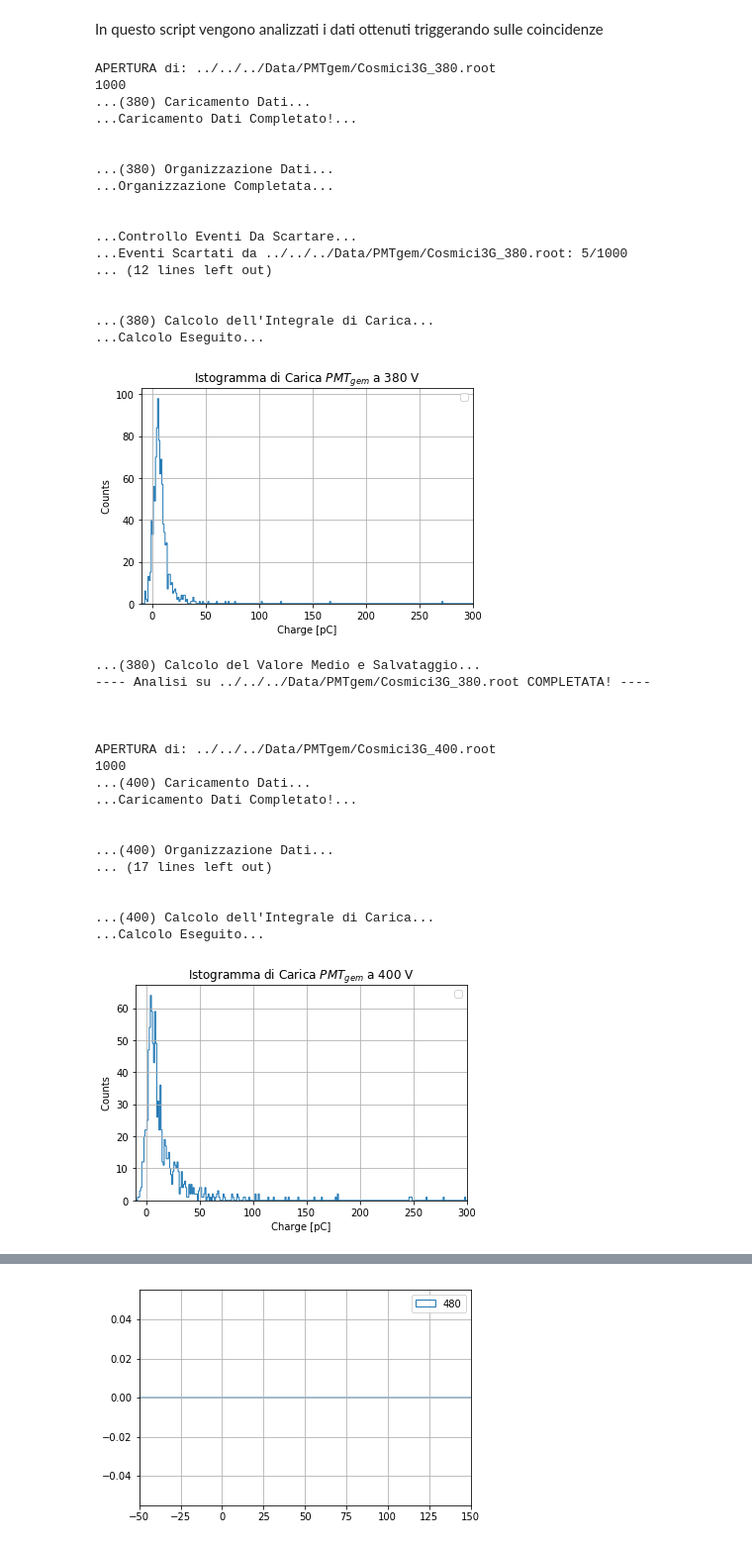
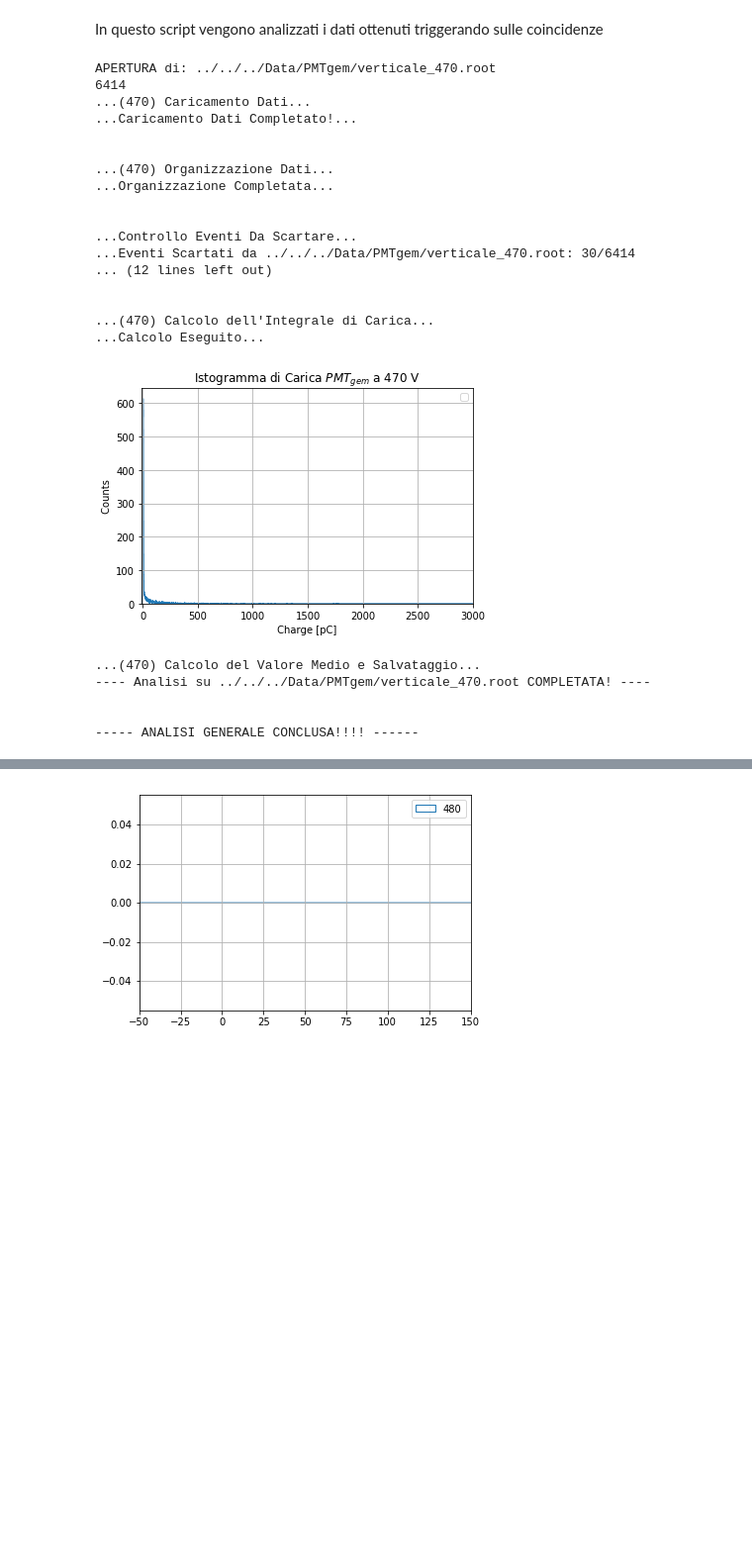
Before and after one commit to edoardoORANGE/ORANGEdata, a Jupyter notebook: Analisi/GEMdataAnalysis/HVscanCosmici.ipynb, the cells around one changed output, grey strips where cells are left out. Shown at 99% size. Saved outputs shown, nothing was run; the diff lists cells and outputs as text; code cells hidden in the pictures; blank space fills up the shorter version.

```diff
--- a/Analisi/GEMdataAnalysis/HVscanCosmici.ipynb
+++ b/Analisi/GEMdataAnalysis/HVscanCosmici.ipynb
@@ -14,7 +14,7 @@ import scipy.stats as st
 
 #number = 360
 
-voltage = [380 , 400 , 420]# 103, 102 , 104 ]
+voltage = [470]# 103, 102 , 104 ]
 
 
 #definisco degli array in cui salvare dinamicamente i valori da graficare
@@ -41,7 +41,7 @@ pied3 = []
 
 
 for number in voltage: #ciclo che permette di aprire tutti i file in sequenza
-    filename = '../../../Data/PMTgem/Cosmici3G_%s.root'%(str(number)) #_%s_1000eventi.root'%(str(number))
+    filename = '../../../Data/PMTgem/verticale_%s.root'%(str(number)) #_%s_1000eventi.root'%(str(number))
     #filename = 'scanED2000.root'
     print("\nAPERTURA di: " + filename)
 
@@ -147,7 +147,7 @@ for number in voltage: #ciclo che permette di aprire tutti i file in sequenza
 
     #Eseguo l'Integrale
 
-    file = open("histoCarica3G"+str(number)+".dat", "w")
+    file = open("histoCaricaVerticale"+str(number)+".dat", "w")
     for i in range(len(waveCh4A)):
         integral[i] = sum(-waveCh4A[i])
         integralB[i] = sum(-waveCh2A[i][400:800])
@@ -157,7 +157,7 @@ for number in voltage: #ciclo che permette di aprire tutti i file in sequenza
         file.write(str(integral[i])+"\t" + str(integralB[i]) + "\t" +str(integralV[i]) + "\n")
     file.close()
 
-    file = open("histoCarica3GS"+str(number)+".dat", "w")
+    file = open("histoCaricaVerticaleS"+str(number)+".dat", "w")
     for i in range(len(signal)):
         integralS[i] = sum(-signal[i])
         file.write(str(integralS[i]) + "\n")
@@ -215,62 +215,49 @@ for number in voltage: #ciclo che permette di aprire tutti i file in sequenza
     plt.grid()
     plt.legend()
     histo1.show_titles()
-    plt.xlim((-10 , 300))
+    plt.xlim((-10 , 3000))
     #plt.savefig('histo'+ str(number) + '.png')
     plt.show()
 
     #----------------------------
 
     print('...(%d) Calcolo del Valore Medio e Salvataggio...'%(number))
 
     #print(np.mean(integral) , func.GetParameter(1))
 
     #means.append(np.mean(integral))#func.GetParameter(1))#
     #errors.append(func.GetParameter(2)/np.sqrt(len(integral)))#func.GetParError(1))#
     #hv.append(number)
 
 
 
 
 
 #fine analisi
     print('---- Analisi su ' + filename + ' COMPLETATA! ----\n\n')
 
 print('----- ANALISI GENERALE CONCLUSA!!!! ------')
 # %% [output]
-APERTURA di: ../../../Data/PMTgem/Cosmici3G_380.root
-1000
-...(380) Caricamento Dati...
+APERTURA di: ../../../Data/PMTgem/verticale_470.root
+6414
+...(470) Caricamento Dati...
 ...Caricamento Dati Completato!...
 
 
-...(380) Organizzazione Dati...
+...(470) Organizzazione Dati...
 ...Organizzazione Completata...
 
 
 ...Controllo Eventi Da Scartare...
-...Eventi Scartati da ../../../Data/PMTgem/Cosmici3G_380.root: 5/1000
+...Eventi Scartati da ../../../Data/PMTgem/verticale_470.root: 30/6414
 ... (12 lines left out)
 
 
-...(380) Calcolo dell'Integrale di Carica...
+...(470) Calcolo dell'Integrale di Carica...
 ...Calcolo Eseguito...
-[figure, old version]
+[figure, new version]
-...(380) Calcolo del Valore Medio e Salvataggio...
----- Analisi su ../../../Data/PMTgem/Cosmici3G_380.root COMPLETATA! ----
+...(470) Calcolo del Valore Medio e Salvataggio...
+---- Analisi su ../../../Data/PMTgem/verticale_470.root COMPLETATA! ----
 
 
-
-APERTURA di: ../../../Data/PMTgem/Cosmici3G_400.root
-1000
-...(400) Caricamento Dati...
-...Caricamento Dati Completato!...
-
-
-...(400) Organizzazione Dati...
-... (17 lines left out)
-
-
-...(400) Calcolo dell'Integrale di Carica...
-...Calcolo Eseguito...
+----- ANALISI GENERALE CONCLUSA!!!! ------
-[figure, removed]
```
Also changed, not shown: parts of 2 cells of this notebook, 8 other files.
